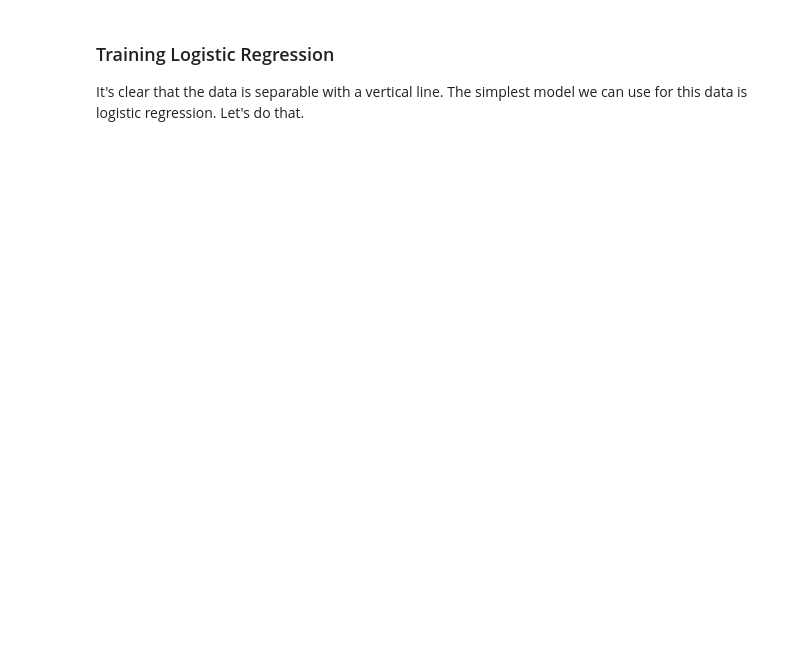
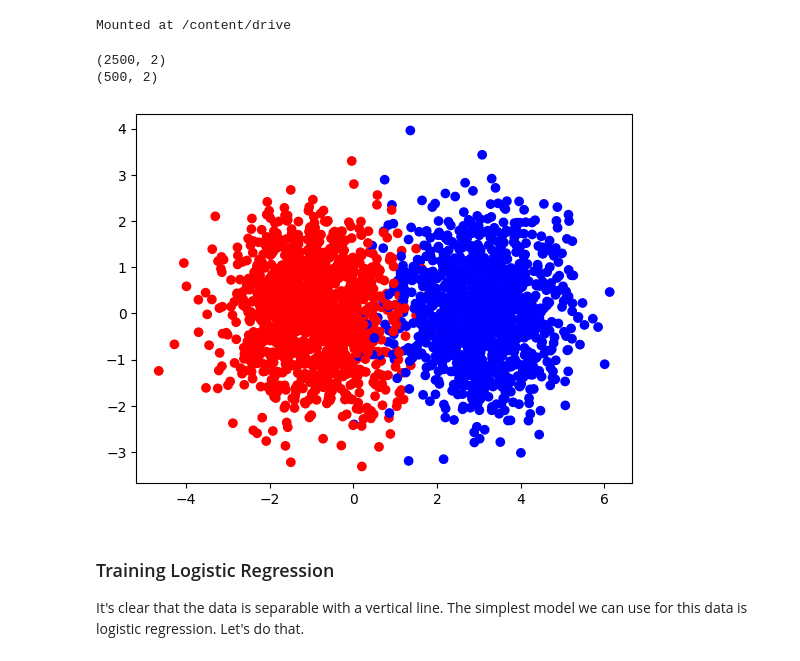
Before and after one commit to datasci-w266/2024-fall-main, a Jupyter notebook: assignment/a1/TensorFlow.ipynb, the cells around one changed output. Cells and saved outputs as stored; diff of their text form; code cells hidden in the pictures; blank space fills up the shorter version.

```diff
--- a/assignment/a1/TensorFlow.ipynb
+++ b/assignment/a1/TensorFlow.ipynb
@@ -66,0 +27,5 @@ def generate_non_linear_data(num_train, num_test):
+# %%
+from google.colab import drive
+drive.mount('/content/drive')
+# %% [output]
+Mounted at /content/drive
@@ -68,10 +37,14 @@ def generate_non_linear_data(num_train, num_test):
 %matplotlib inline
 from matplotlib import pyplot as plt
 # %%
-X_train, y_train, X_test, y_test = generate_data(2500, 500) #large test size to make diagrams better
+X_train, y_train, X_test, y_test = data.generate_data(2500, 500) #large test size to make diagrams better
 print(X_train.shape)
 print(X_test.shape)
 plt.scatter(X_train[:,0], X_train[:,1], c=y_train, cmap='bwr');
+# %% [output]
+(2500, 2)
+(500, 2)
+[figure, added]
 # %% [markdown]
 ### Training Logistic Regression
 
```
Also changed, not shown: parts of 22 cells of this notebook, 2 other files.
